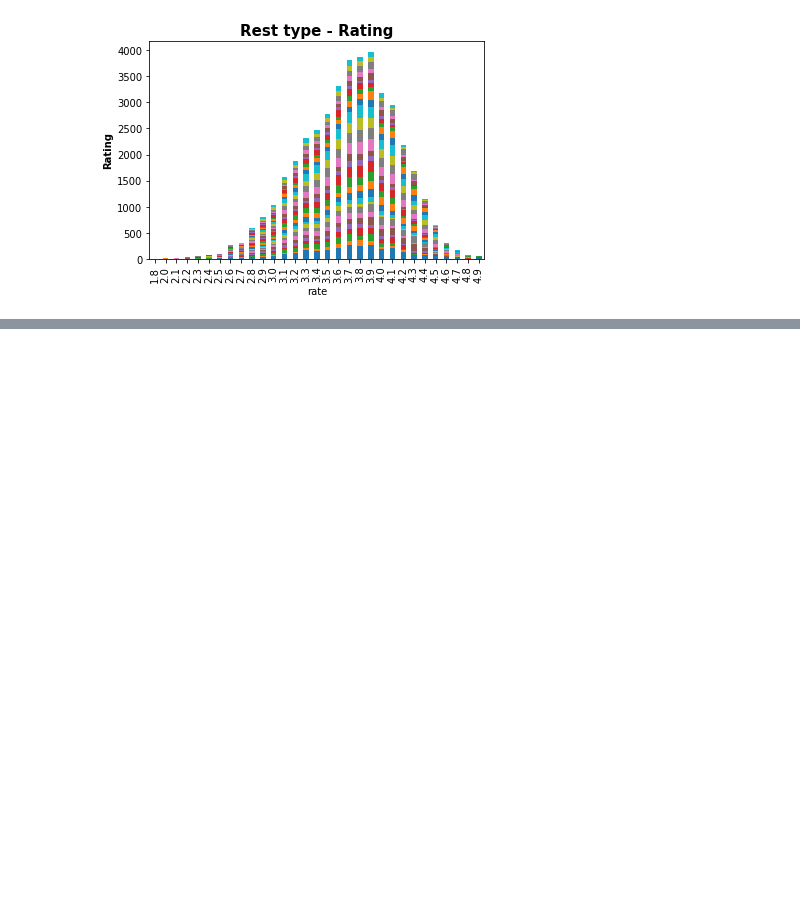
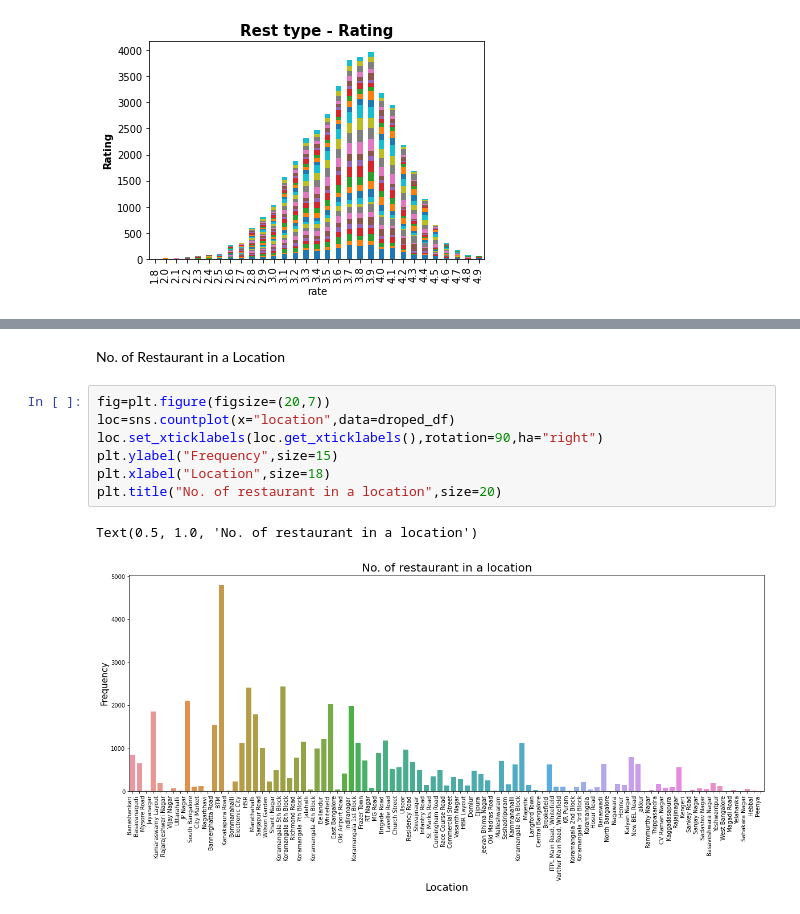
Before and after one commit to princepriyadarshi2017/ZOMATO-EDA, a Jupyter notebook: zomato_Eda.ipynb, the cells around one changed output, grey strips where cells are left out. Cells and saved outputs as stored; diff of their text form; blank space fills up the shorter version.

```diff
--- a/zomato_Eda.ipynb
+++ b/zomato_Eda.ipynb
@@ -314,0 +334,12 @@ plt.legend().remove()
+# %% [markdown]
+No. of Restaurant in a Location
+# %%
+fig=plt.figure(figsize=(20,7))
+loc=sns.countplot(x="location",data=droped_df)
+loc.set_xticklabels(loc.get_xticklabels(),rotation=90,ha="right")
+plt.ylabel("Frequency",size=15)
+plt.xlabel("Location",size=18)
+plt.title("No. of restaurant in a location",size=20)
+# %% [output]
+Text(0.5, 1.0, 'No. of restaurant in a location')
+[figure, added]
```
Also changed, not shown: parts of 4 cells of this notebook.
